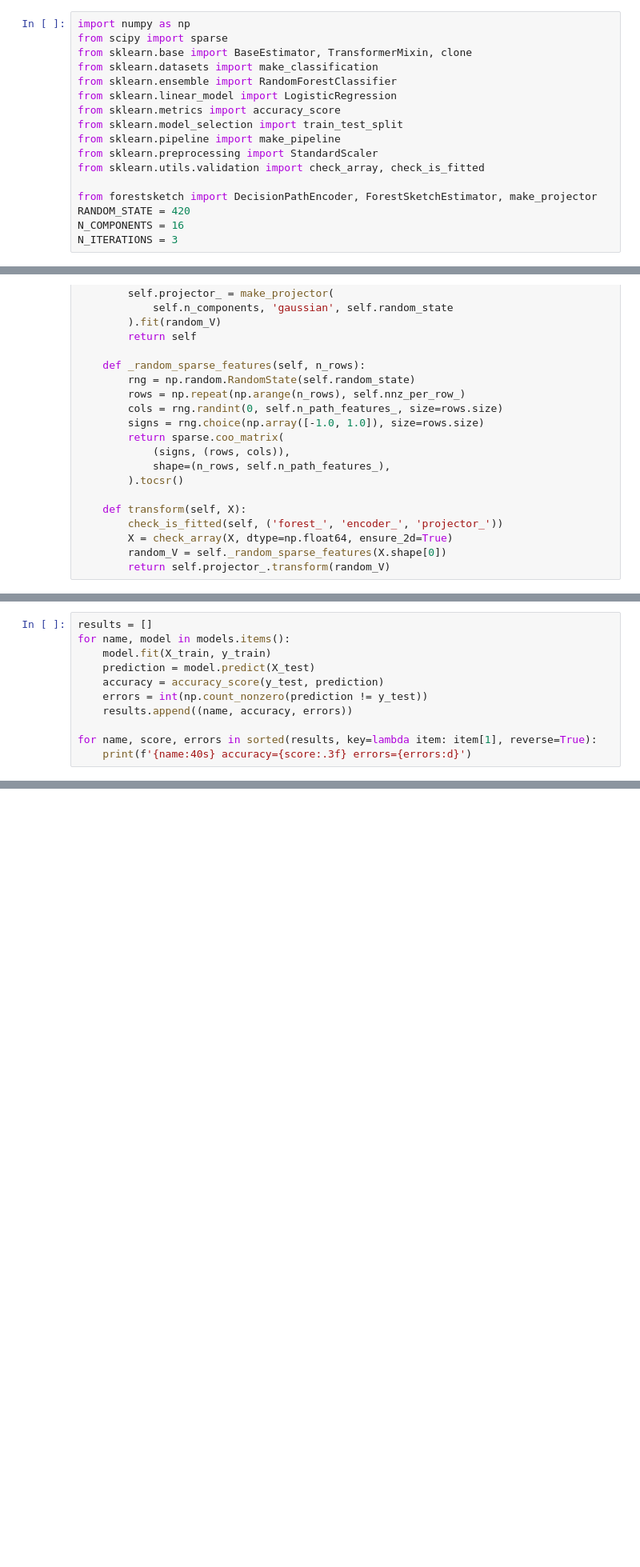
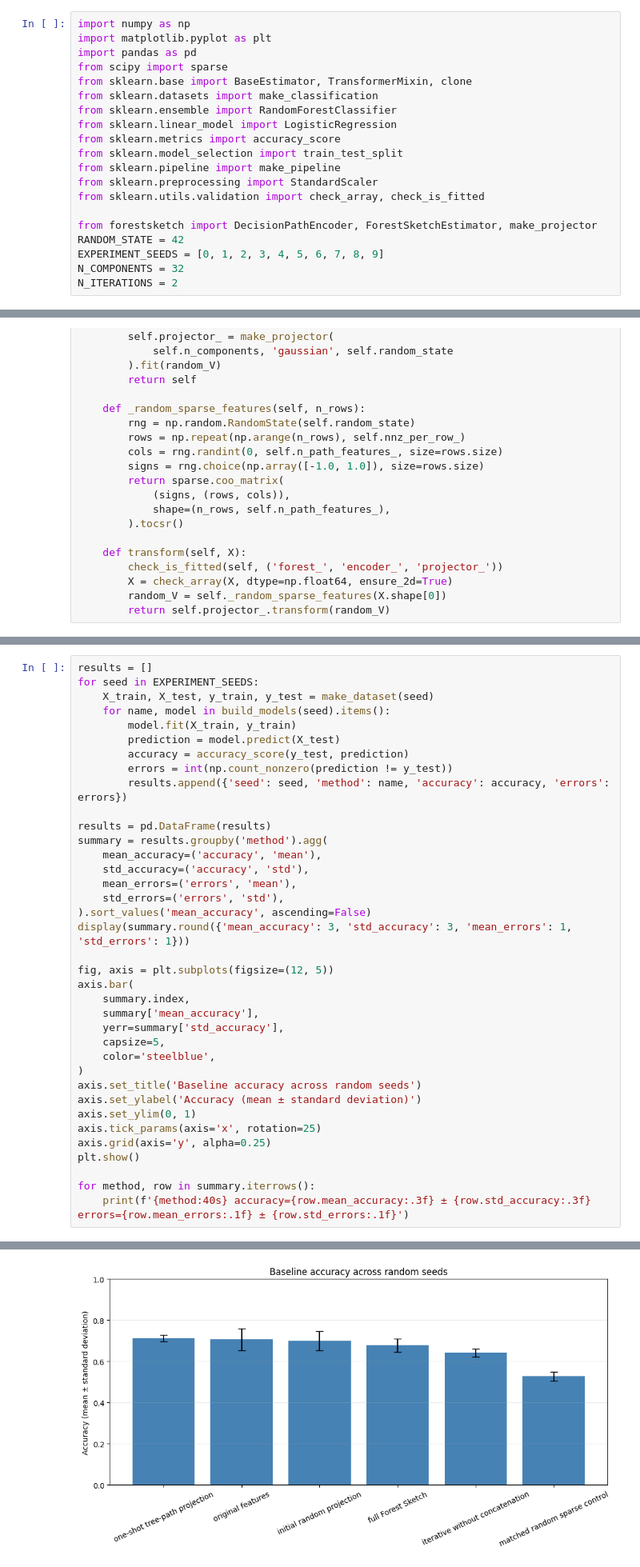
Before and after one commit to fabriziocosta/forestsketch, a Jupyter notebook: notebooks/01_compare_baselines.ipynb, the cells around one changed output, grey strips where cells are left out. Shown at 80% size. Saved outputs shown, nothing was run; the diff lists cells and outputs as text; blank space fills up the shorter version.

Commit message:
feat: add hypothesis experiment notebooks

```diff
--- a/notebooks/01_compare_baselines.ipynb
+++ b/notebooks/01_compare_baselines.ipynb
@@ -14,5 +14,7 @@ The experiment uses a deliberately challenging, higher-dimensional binary classi
 # %%
 import numpy as np
+import matplotlib.pyplot as plt
+import pandas as pd
 from scipy import sparse
 from sklearn.base import BaseEstimator, TransformerMixin, clone
 from sklearn.datasets import make_classification
@@ -25,7 +27,8 @@ from sklearn.preprocessing import StandardScaler
 from sklearn.utils.validation import check_array, check_is_fitted
 
 from forestsketch import DecisionPathEncoder, ForestSketchEstimator, make_projector
-RANDOM_STATE = 420
-N_COMPONENTS = 16
-N_ITERATIONS = 3
+RANDOM_STATE = 42
+EXPERIMENT_SEEDS = [0, 1, 2, 3, 4, 5, 6, 7, 8, 9]
+N_COMPONENTS = 32
+N_ITERATIONS = 2
 # %%
@@ -218,12 +219,38 @@ models = {
 # %%
 results = []
-for name, model in models.items():
-    model.fit(X_train, y_train)
-    prediction = model.predict(X_test)
-    accuracy = accuracy_score(y_test, prediction)
-    errors = int(np.count_nonzero(prediction != y_test))
-    results.append((name, accuracy, errors))
+for seed in EXPERIMENT_SEEDS:
+    X_train, X_test, y_train, y_test = make_dataset(seed)
+    for name, model in build_models(seed).items():
+        model.fit(X_train, y_train)
+        prediction = model.predict(X_test)
+        accuracy = accuracy_score(y_test, prediction)
+        errors = int(np.count_nonzero(prediction != y_test))
+        results.append({'seed': seed, 'method': name, 'accuracy': accuracy, 'errors': errors})
 
-for name, score, errors in sorted(results, key=lambda item: item[1], reverse=True):
-    print(f'{name:40s} accuracy={score:.3f} errors={errors:d}')
+results = pd.DataFrame(results)
+summary = results.groupby('method').agg(
+    mean_accuracy=('accuracy', 'mean'),
+    std_accuracy=('accuracy', 'std'),
+    mean_errors=('errors', 'mean'),
+    std_errors=('errors', 'std'),
+).sort_values('mean_accuracy', ascending=False)
+display(summary.round({'mean_accuracy': 3, 'std_accuracy': 3, 'mean_errors': 1, 'std_errors': 1}))
+
+fig, axis = plt.subplots(figsize=(12, 5))
+axis.bar(
+    summary.index,
+    summary['mean_accuracy'],
+    yerr=summary['std_accuracy'],
+    capsize=5,
+    color='steelblue',
+)
+axis.set_title('Baseline accuracy across random seeds')
+axis.set_ylabel('Accuracy (mean ± standard deviation)')
+axis.set_ylim(0, 1)
+axis.tick_params(axis='x', rotation=25)
+axis.grid(axis='y', alpha=0.25)
+plt.show()
+
+for method, row in summary.iterrows():
+    print(f'{method:40s} accuracy={row.mean_accuracy:.3f} ± {row.std_accuracy:.3f} errors={row.mean_errors:.1f} ± {row.std_errors:.1f}')
 # %% [output]
@@ -229,0 +265 @@ for name, score, errors in sorted(results, key=lambda item: item[1], reverse=Tru
+[figure, added]
```
Also changed, not shown: parts of 5 cells of this notebook, 12 other files.
